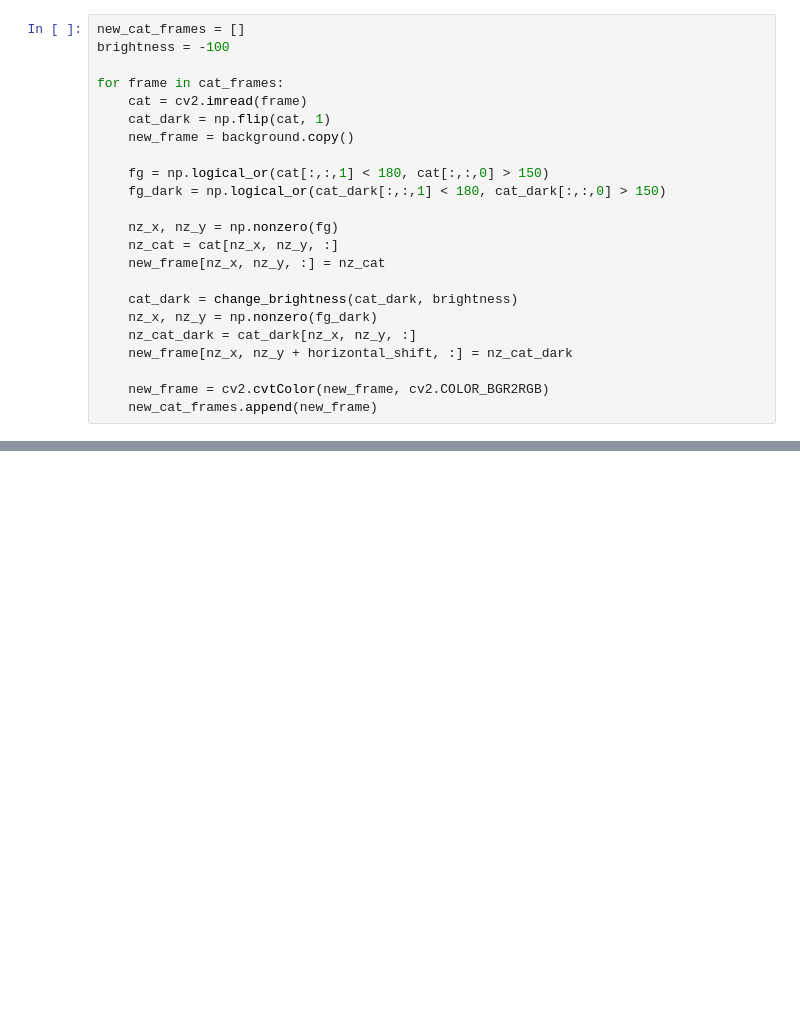
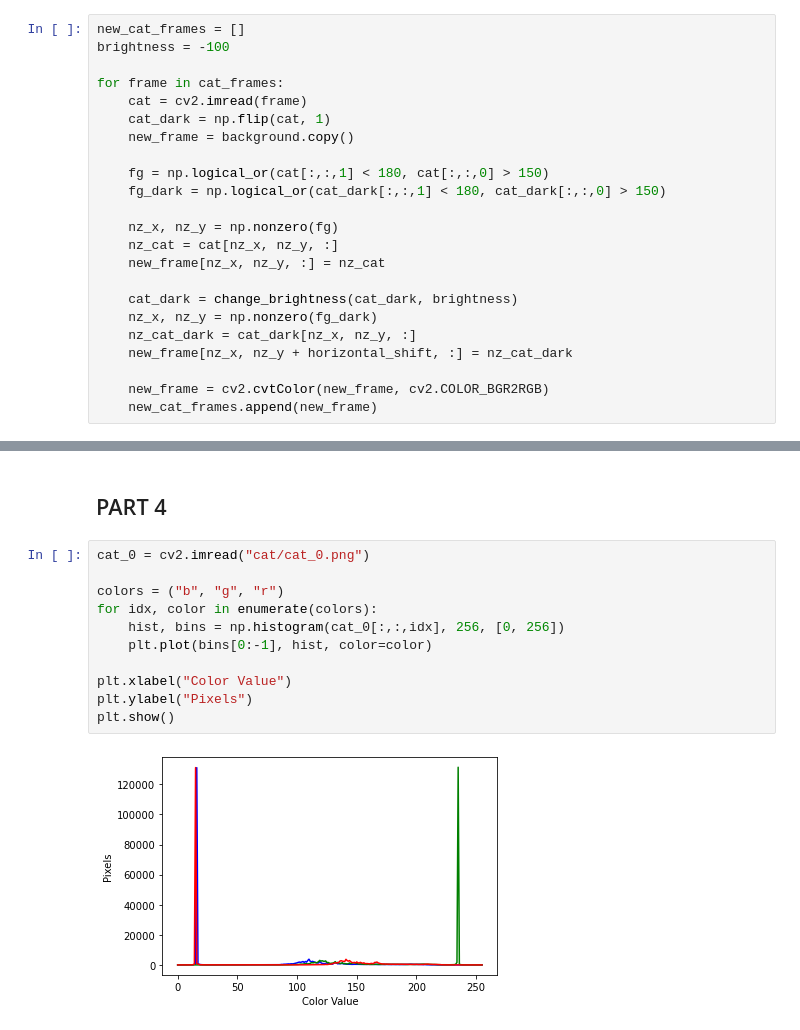
Before and after one commit to batuhanfaik/itu-cmpe, a Jupyter notebook: hw1/hw1.ipynb, the cells around one changed output, grey strips where cells are left out. Cells and saved outputs as stored; diff of their text form; blank space fills up the shorter version.

```diff
--- a/hw1/hw1.ipynb
+++ b/hw1/hw1.ipynb
@@ -236,0 +237,15 @@ Moviepy - video ready part3_video.mp4
+# %% [markdown]
+## PART 4
+# %%
+cat_0 = cv2.imread("cat/cat_0.png")
+
+colors = ("b", "g", "r")
+for idx, color in enumerate(colors):
+    hist, bins = np.histogram(cat_0[:,:,idx], 256, [0, 256])
+    plt.plot(bins[0:-1], hist, color=color)
+
+plt.xlabel("Color Value")
+plt.ylabel("Pixels")
+plt.show()
+# %% [output]
+[figure, added]
```
Also changed, not shown: parts of 12 cells of this notebook.
